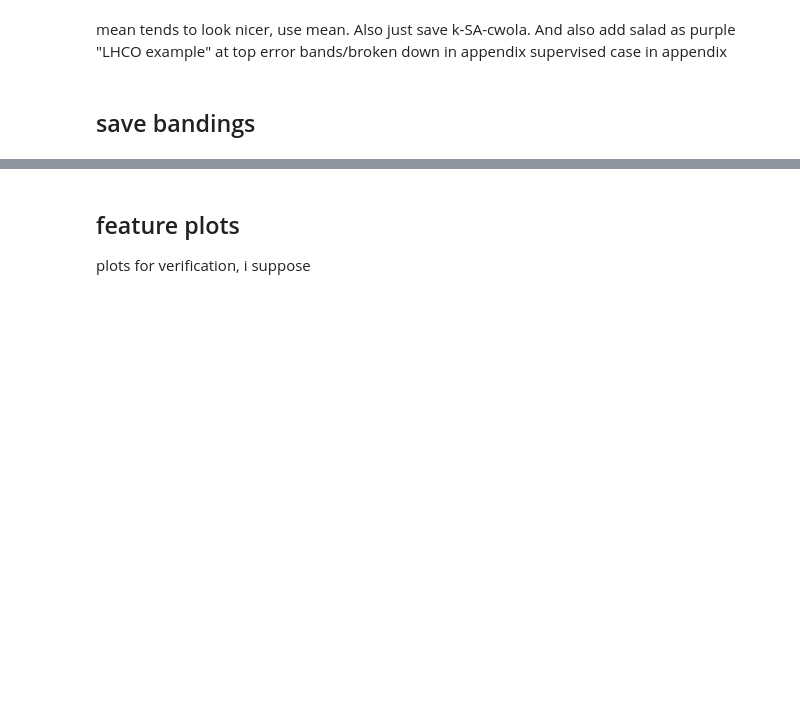
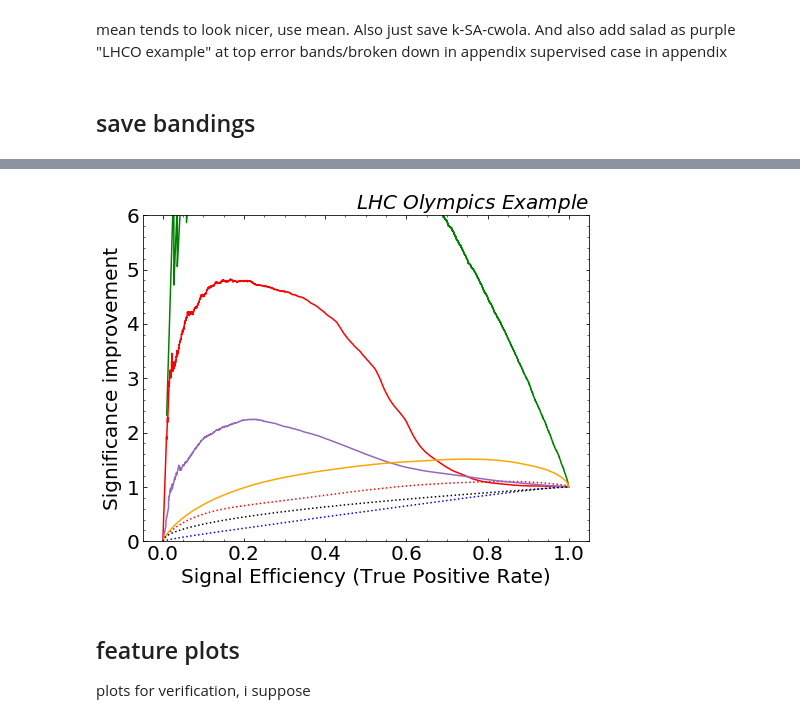
Before and after one commit to bnachman/DCTRHunting, a Jupyter notebook: CWoLaSimulationAssistedDecorrelationCorrelated.ipynb, the cells around one changed output, grey strips where cells are left out. Cells and saved outputs as stored; diff of their text form; code cells hidden in the pictures; blank space fills up the shorter version.

```diff
--- a/CWoLaSimulationAssistedDecorrelationCorrelated.ipynb
+++ b/CWoLaSimulationAssistedDecorrelationCorrelated.ipynb
@@ -871,36 +899,39 @@ gs = gridspec.GridSpec(1, 1, height_ratios=[1])
 ax0 = plt.subplot(gs[0])
 ax0.yaxis.set_ticks_position('both')
 ax0.xaxis.set_ticks_position('both')
 ax0.tick_params(direction="in",which="both")
 ax0.minorticks_on()
 plt.xticks(fontsize=20)
 plt.yticks(fontsize=20)
 
 # plt.yscale("log")
 plt.ylim([0, 6])
 
 plt.plot(tpr_sup,tpr_sup/np.sqrt(fpr_sup),label="Supervised",color='green')
 # plt.plot(tpr_sup1d,1./fpr_sup1d,label="Supervised ($x_1$ only)",color='green',ls=":",linewidth=5)
 
 for band in bands:
-    if band != 'old-sacwola':
-        mu,std = bands[band][5:7]
-        plt.plot(tpr_pts, tpr_pts*mu, **bands[band][-1])
+    if band in ['old-sacwola', 'hl-sacwola']:
+        continue
+    mu,std = bands[band][5:7]
+    plt.plot(tpr_pts, tpr_pts*mu, **bands[band][-1])
 #         if ERR:
 #             plt.fill_between(tpr_pts, tpr_pts*np.sqrt(lower), tpr_pts*np.sqrt(upper), alpha=.2, **bands[band][-1])
 plt.plot(tpr_sup,tpr_sup/np.sqrt(tpr_sup),color="black",ls=":",label="Random")
 
 plt.xlabel(r'Signal Efficiency (True Positive Rate)',fontsize=20)
 plt.ylabel(r"Significance improvement",fontsize=20)
 # plt.legend(frameon=False,fontsize=15,loc="upper right")
 plt.title('$LHC$ $Olympics$ $Example$', loc='right', fontsize=20)
 
 # plt.title("Correlated LHCO Example\n(Median of {} models)".format(n_injections),fontsize=20,)
 plt.savefig('plots/lhco/combined_relsigs_corr.pdf', pdf=True, bbox_inches='tight')
 plt.savefig('plots/lhco/combined_relsigs_corr.png', pdf=False, bbox_inches='tight')
 
 # plt.savefig('plots/imperfect_sim_averaged_5/toy_lambda_50.png', bbox_inches='tight', padinches=0)
 # plt.savefig('plots/imperfect_sim_averaged_5/toy_lambda_50.pdf', bbox_inches='tight', padinches=0)
+# %% [output]
+[figure, added]
 # %%
  # Plot individual bands
 
```
Also changed, not shown: parts of 3 cells of this notebook, 7 other files.
